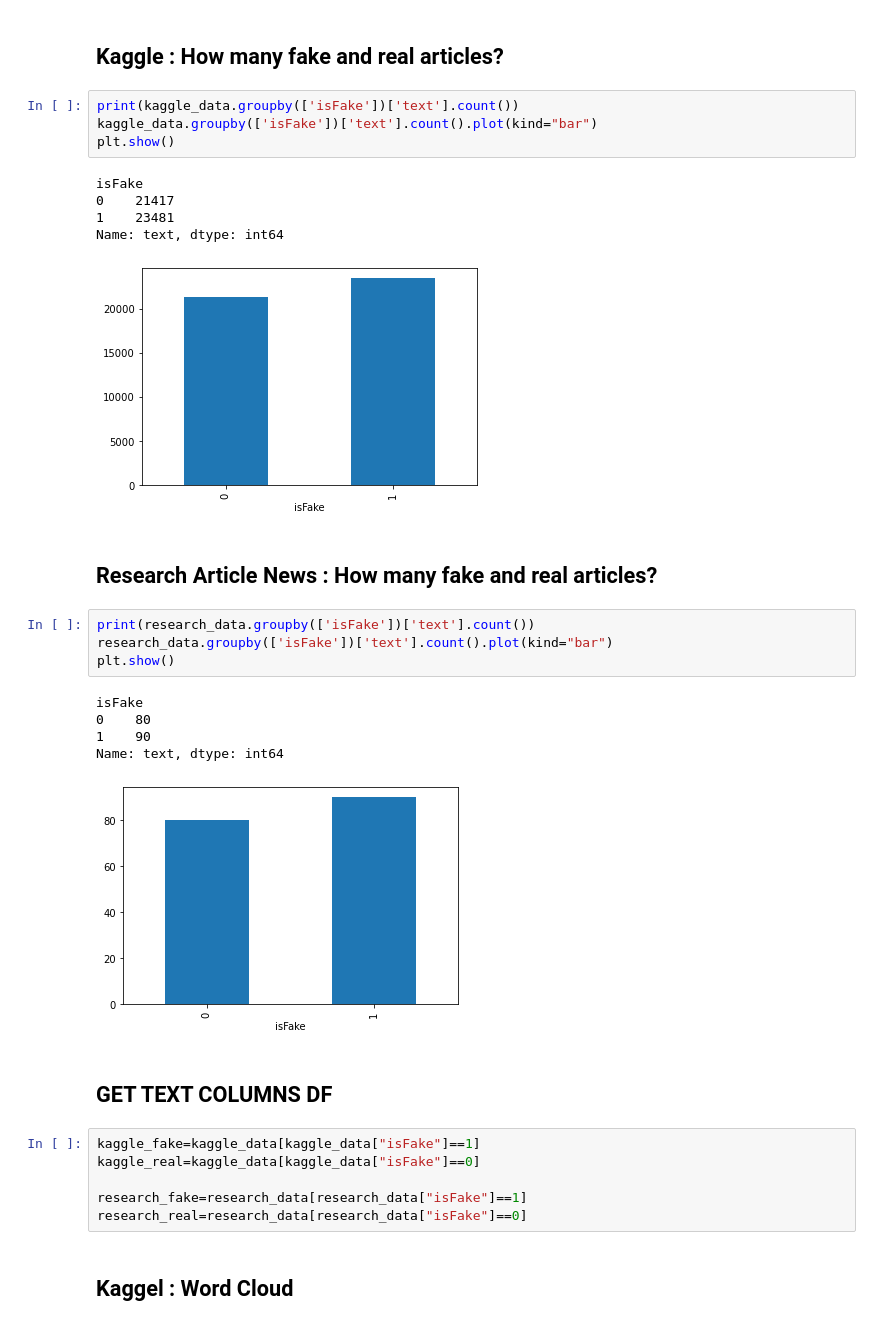
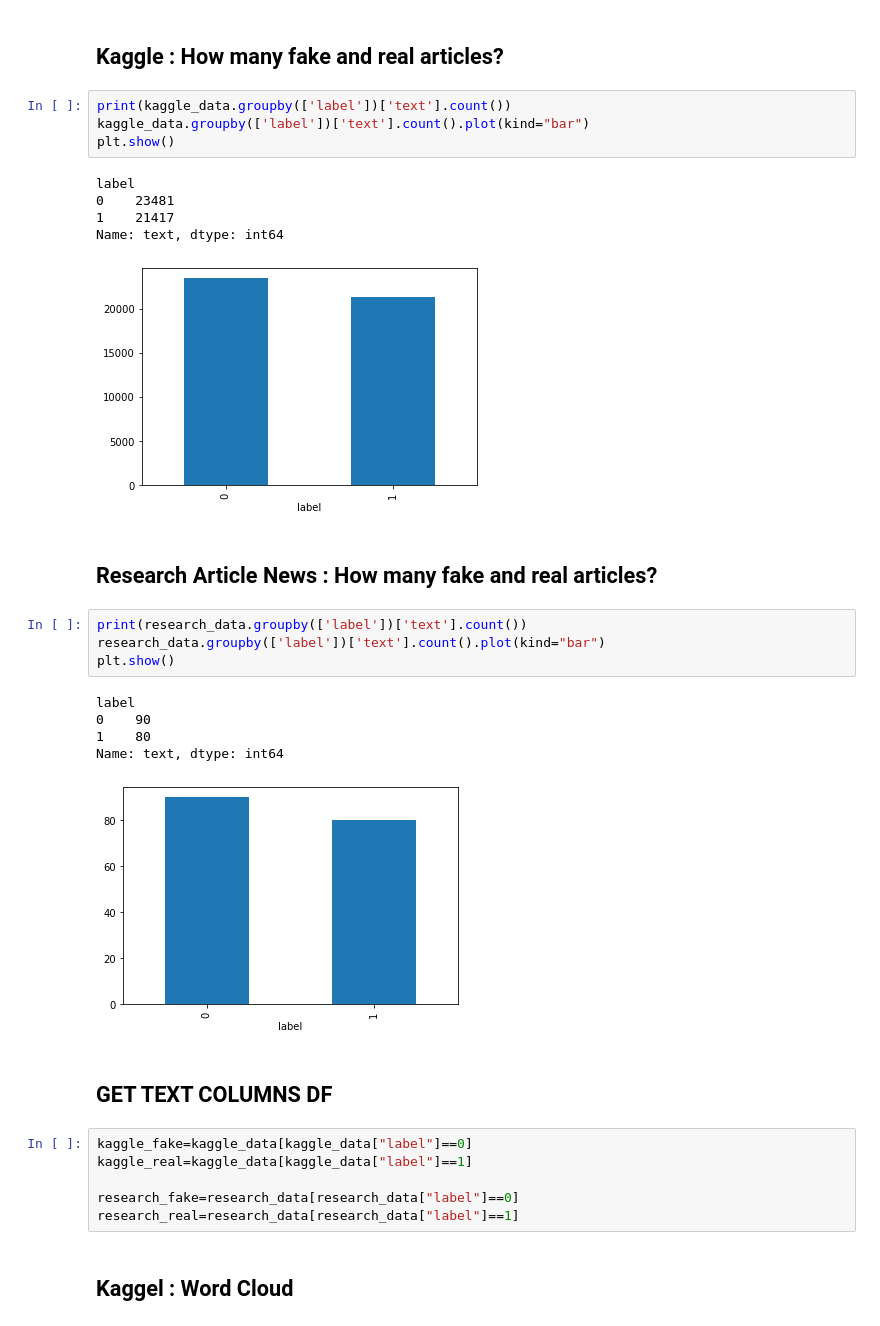
Before and after one commit to github4dheeraj/ML-Springboard, a Jupyter notebook: Capstone-Projects/fake-news-data-exploration.ipynb, the cells around one changed output. Drawn from its saved outputs; the diff is of its cells as text.

```diff
--- a/Capstone-Projects/fake-news-data-exploration.ipynb
+++ b/Capstone-Projects/fake-news-data-exploration.ipynb
@@ -66,35 +70,35 @@ Name: text, dtype: int64
 # %% [markdown]
 ## Kaggle : How many fake and real articles?
 # %%
-print(kaggle_data.groupby(['isFake'])['text'].count())
-kaggle_data.groupby(['isFake'])['text'].count().plot(kind="bar")
+print(kaggle_data.groupby(['label'])['text'].count())
+kaggle_data.groupby(['label'])['text'].count().plot(kind="bar")
 plt.show()
 # %% [output]
-isFake
-0    21417
-1    23481
+label
+0    23481
+1    21417
 Name: text, dtype: int64
-[figure, old version]
+[figure, new version]
 # %% [markdown]
 ## Research Article News : How many fake and real articles?
 # %%
-print(research_data.groupby(['isFake'])['text'].count())
-research_data.groupby(['isFake'])['text'].count().plot(kind="bar")
+print(research_data.groupby(['label'])['text'].count())
+research_data.groupby(['label'])['text'].count().plot(kind="bar")
 plt.show()
 # %% [output]
-isFake
-0    80
-1    90
+label
+0    90
+1    80
 Name: text, dtype: int64
-[figure, old version]
+[figure, new version]
 # %% [markdown]
 ## GET TEXT COLUMNS DF
 # %%
-kaggle_fake=kaggle_data[kaggle_data["isFake"]==1]
-kaggle_real=kaggle_data[kaggle_data["isFake"]==0]
+kaggle_fake=kaggle_data[kaggle_data["label"]==0]
+kaggle_real=kaggle_data[kaggle_data["label"]==1]
 
-research_fake=research_data[research_data["isFake"]==1]
-research_real=research_data[research_data["isFake"]==0]
+research_fake=research_data[research_data["label"]==0]
+research_real=research_data[research_data["label"]==1]
 # %% [markdown]
 ## Kaggel : Word Cloud
 # %% [markdown]
```
Also changed, not shown: parts of 38 cells of this notebook, 3 other files.
